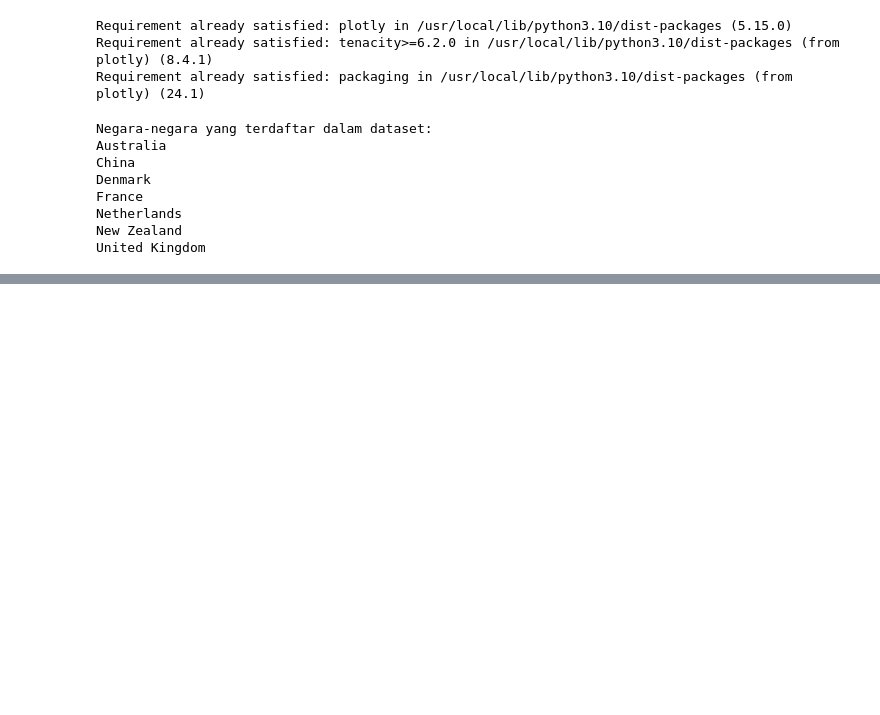
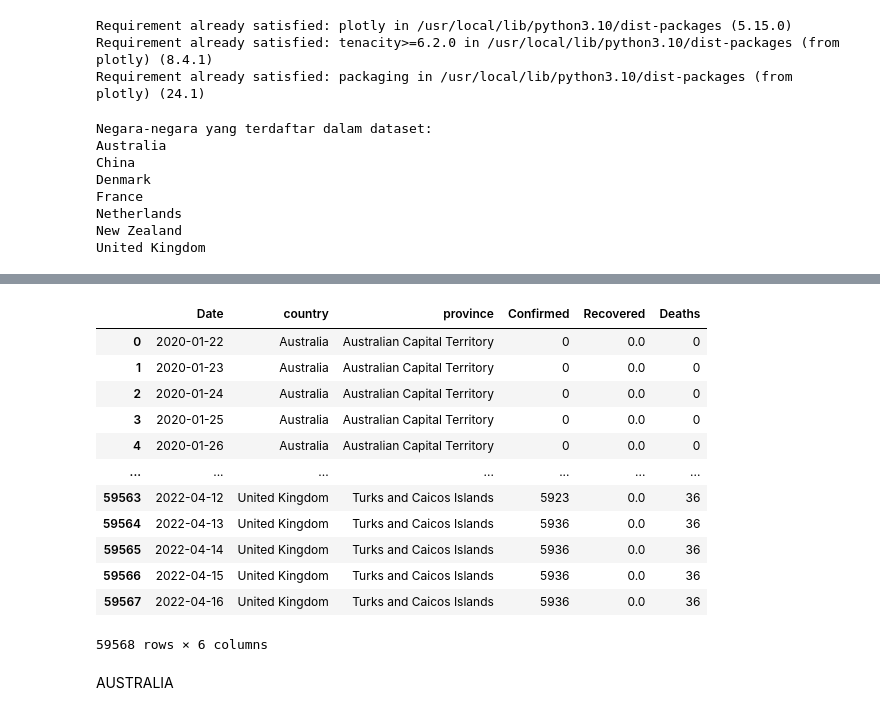
Before and after one commit to bagusatya08/dashboard-covid, a Jupyter notebook: map_bycountry_chart.ipynb, the cells around one changed output, grey strips where cells are left out. Saved outputs shown, nothing was run; the diff lists cells and outputs as text; code cells hidden in the pictures; blank space fills up the shorter version.

```diff
--- a/map_bycountry_chart.ipynb
+++ b/map_bycountry_chart.ipynb
@@ -87,0 +364,4 @@ fig.show()
+# %%
+df = pd.read_csv('dataset_covid.csv')
+uk_provinces = df[df['country'] == 'United Kingdom']['province']
+uk_provinces
@@ -87,0 +400,18 @@ fig.show()
+# %%
+df
+# %% [output]
+|  | Date | country | province | Confirmed | Recovered | Deaths |
+| 0 | 2020-01-22 | Australia | Australian Capital Territory | 0 | 0.0 | 0 |
+| 1 | 2020-01-23 | Australia | Australian Capital Territory | 0 | 0.0 | 0 |
+| 2 | 2020-01-24 | Australia | Australian Capital Territory | 0 | 0.0 | 0 |
+| 3 | 2020-01-25 | Australia | Australian Capital Territory | 0 | 0.0 | 0 |
+| 4 | 2020-01-26 | Australia | Australian Capital Territory | 0 | 0.0 | 0 |
+| ... | ... | ... | ... | ... | ... | ... |
+| 59563 | 2022-04-12 | United Kingdom | Turks and Caicos Islands | 5923 | 0.0 | 36 |
+| 59564 | 2022-04-13 | United Kingdom | Turks and Caicos Islands | 5936 | 0.0 | 36 |
+| 59565 | 2022-04-14 | United Kingdom | Turks and Caicos Islands | 5936 | 0.0 | 36 |
+| 59566 | 2022-04-15 | United Kingdom | Turks and Caicos Islands | 5936 | 0.0 | 36 |
+| 59567 | 2022-04-16 | United Kingdom | Turks and Caicos Islands | 5936 | 0.0 | 36 |
+59568 rows × 6 columns
+# %% [markdown]
+AUSTRALIA
```
Also changed, not shown: parts of 17 cells of this notebook.
